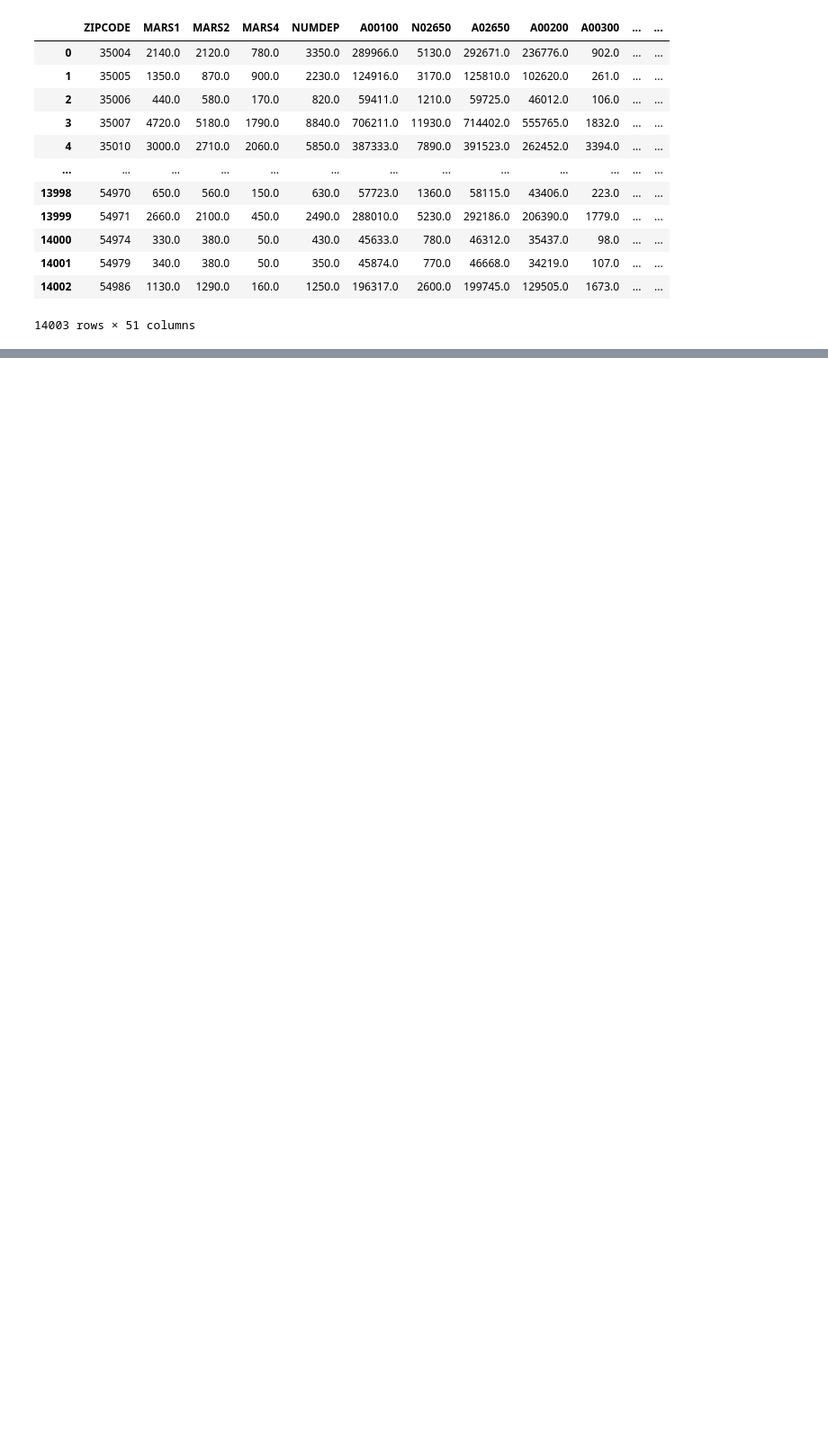
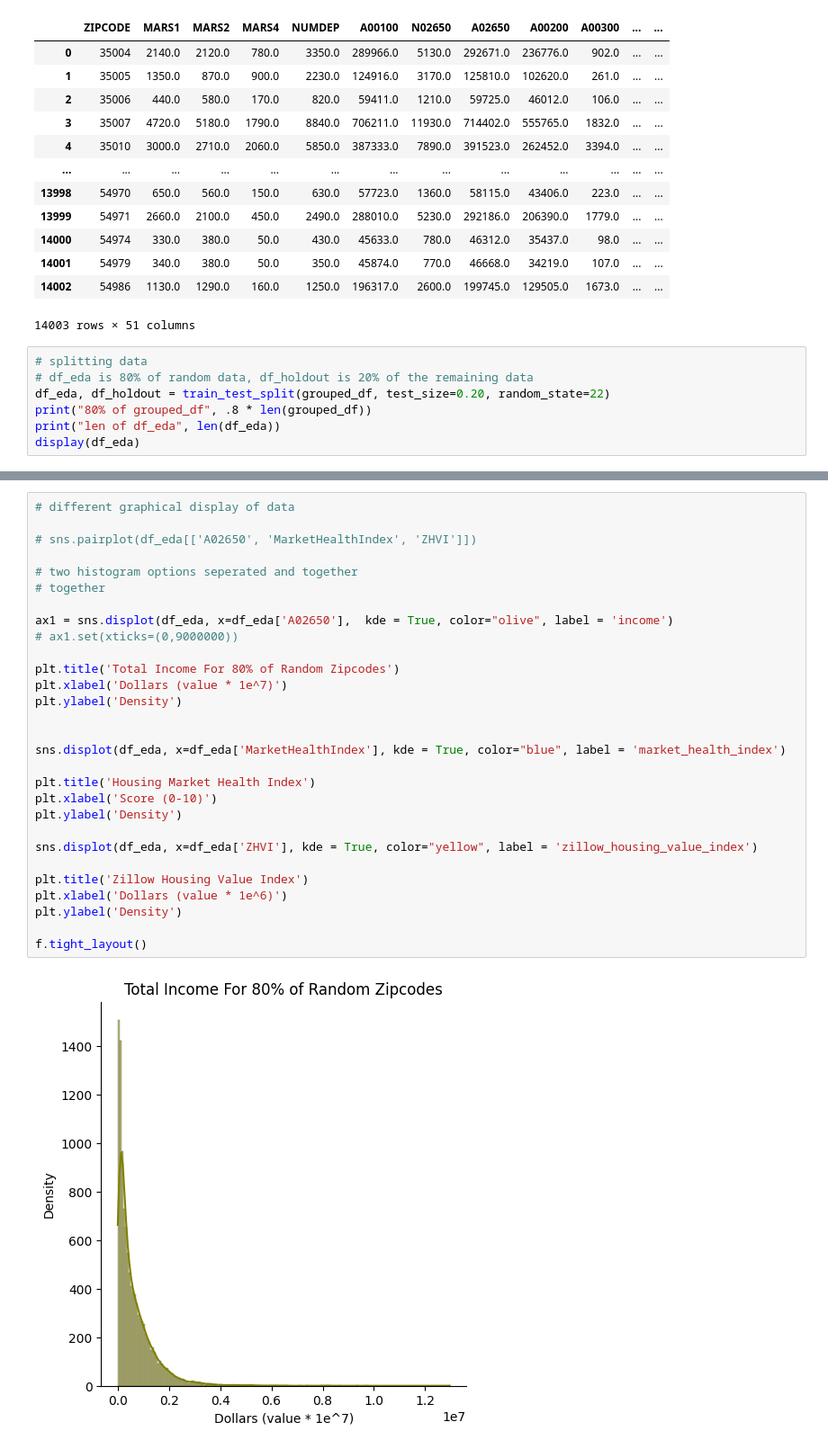
Before and after one commit to kdevoe/aai-500-final-group-4, a Jupyter notebook: HousingDataFinal.ipynb, the cells around one changed output, grey strips where cells are left out. Shown: that part at 90% size. Cells and saved outputs as stored; diff of their text form; blank space fills up the shorter version.

```diff
--- a/HousingDataFinal.ipynb
+++ b/HousingDataFinal.ipynb
@@ -60,3 +61,10 @@ display(grouped_df)
 | 14001 | 54979 | 340.0 | 380.0 | 50.0 | 350.0 | 45874.0 | 770.0 | 46668.0 | 34219.0 | 107.0 | ... | ... |
 | 14002 | 54986 | 1130.0 | 1290.0 | 160.0 | 1250.0 | 196317.0 | 2600.0 | 199745.0 | 129505.0 | 1673.0 | ... | ... |
 14003 rows × 51 columns
+# %%
+# splitting data
+# df_eda is 80% of random data, df_holdout is 20% of the remaining data
+df_eda, df_holdout = train_test_split(grouped_df, test_size=0.20, random_state=22)
+print("80% of grouped_df", .8 * len(grouped_df))
+print("len of df_eda", len(df_eda))
+display(df_eda)
@@ -62,0 +87,31 @@ display(grouped_df)
+# %%
+# different graphical display of data
+
+# sns.pairplot(df_eda[['A02650', 'MarketHealthIndex', 'ZHVI']])
+
+# two histogram options seperated and together
+# together
+
+ax1 = sns.displot(df_eda, x=df_eda['A02650'],  kde = True, color="olive", label = 'income')
+# ax1.set(xticks=(0,9000000))
+
+plt.title('Total Income For 80% of Random Zipcodes')
+plt.xlabel('Dollars (value * 1e^7)')
+plt.ylabel('Density')
+
+
+sns.displot(df_eda, x=df_eda['MarketHealthIndex'], kde = True, color="blue", label = 'market_health_index')
+
+plt.title('Housing Market Health Index')
+plt.xlabel('Score (0-10)')
+plt.ylabel('Density')
+
+sns.displot(df_eda, x=df_eda['ZHVI'], kde = True, color="yellow", label = 'zillow_housing_value_index')
+
+plt.title('Zillow Housing Value Index')
+plt.xlabel('Dollars (value * 1e^6)')
+plt.ylabel('Density')
+
+f.tight_layout()
+# %% [output]
+[figure, added]
```
Also changed, not shown: parts of 4 cells of this notebook.
